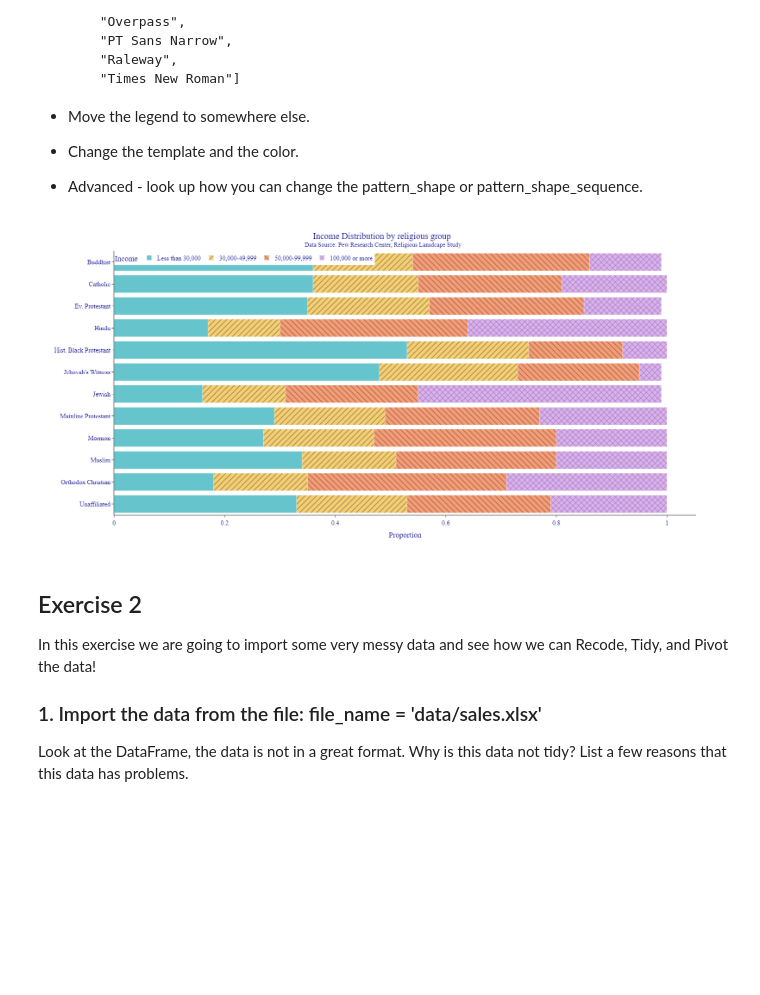
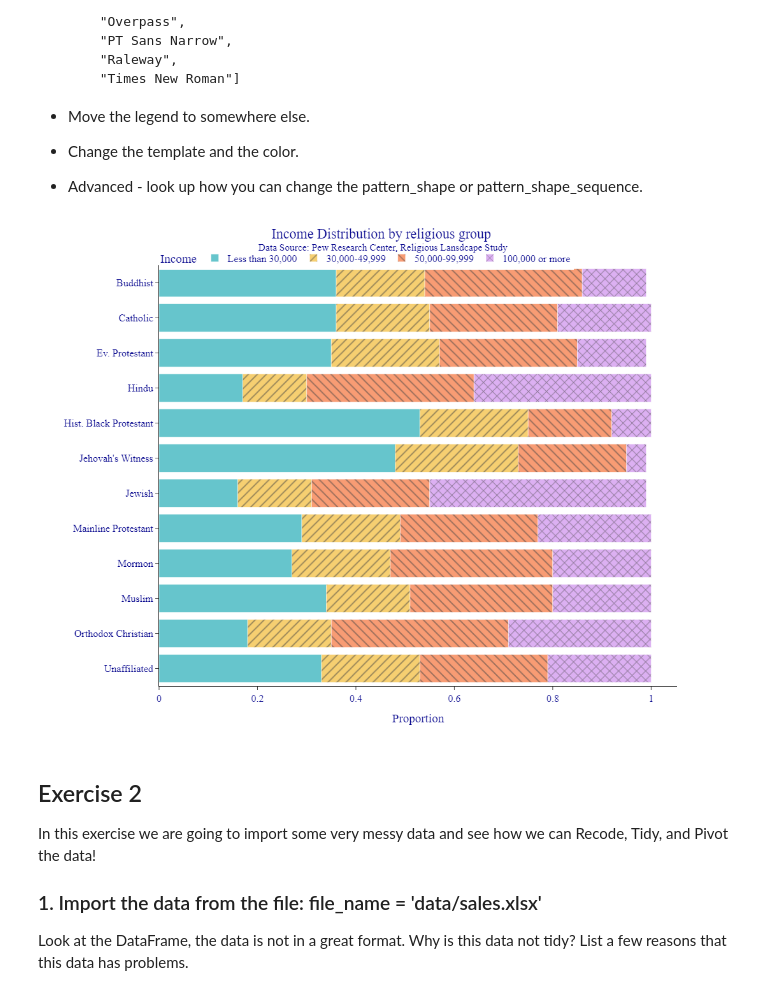
Before and after one commit to joseephwong/Day9, a Jupyter notebook: Day9-HW.ipynb, the cells around one changed output. Cells and saved outputs as stored; diff of their text form; code cells hidden in the pictures; blank space fills up the shorter version.

```diff
--- a/Day9-HW.ipynb
+++ b/Day9-HW.ipynb
@@ -208,30 +208,30 @@ Make your own version of the plot above. Here are some changes you should try:
 # %%
 fig = px.bar(DF_new,
              y='religion',
              x='proportion',
              color='income',
              pattern_shape='income',
              color_discrete_sequence=px.colors.qualitative.Pastel,
              category_orders={'income' : ['Less than 30,000', '30,000-49,999', '50,000-99,999', '100,000 or more']})
 
 fig.update_layout(template="simple_white",
                   title='Income Distribution by religious group <br><sup>Data Source: Pew Research Center, Religious Lansdcape Study</sup>',
                   title_x=0.5,
+                  title_y=0.9775,
                   yaxis={'categoryorder': 'category descending'},
                   xaxis_title="Proportion",
                   yaxis_title="",
                   legend_title='Income',
-                  legend={'orientation':"h",'yanchor':"top",'y':1, 'xanchor':"left",'x':0},
+                  legend={'orientation':"h",'yanchor':"bottom",'y':0.99, 'xanchor':"left",'x':0,},
                   font={'family':"Open Sans",'size':16,'color':"Darkblue"},
+
                   autosize=False,
                   width=1000,
                   height=800)
 
 fig.show()
-
-# How do I move the bar graph down so it isn't cut off by the legend?
 # %% [output]
-[figure, old version]
+[figure, new version]
 # %% [markdown]
 ## Exercise 2
 
```
Also changed, not shown: parts of 12 cells of this notebook.
